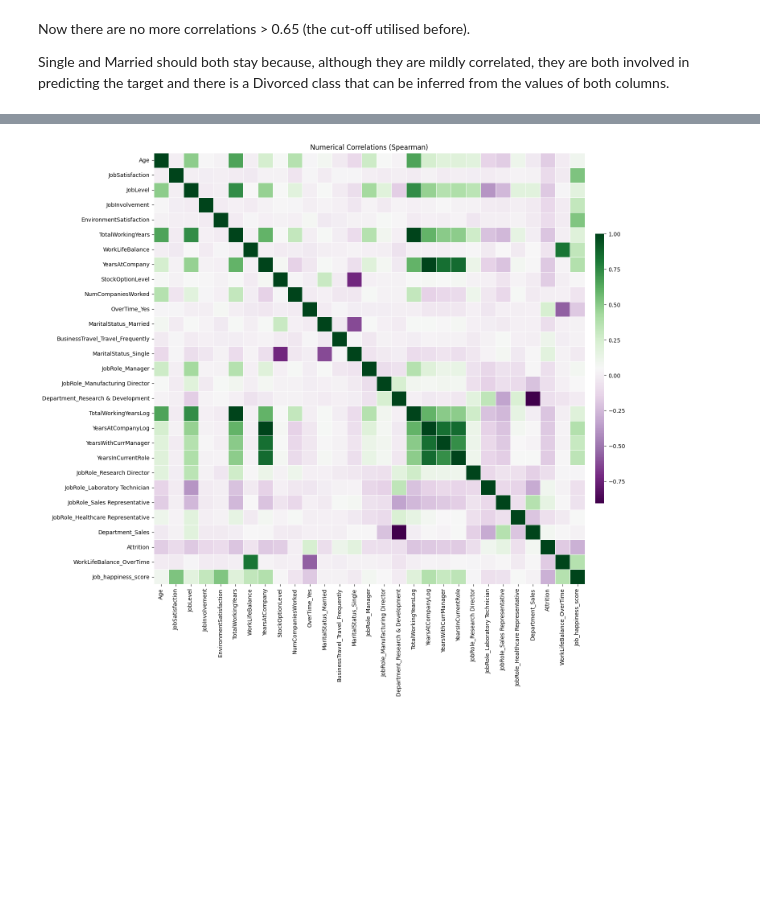
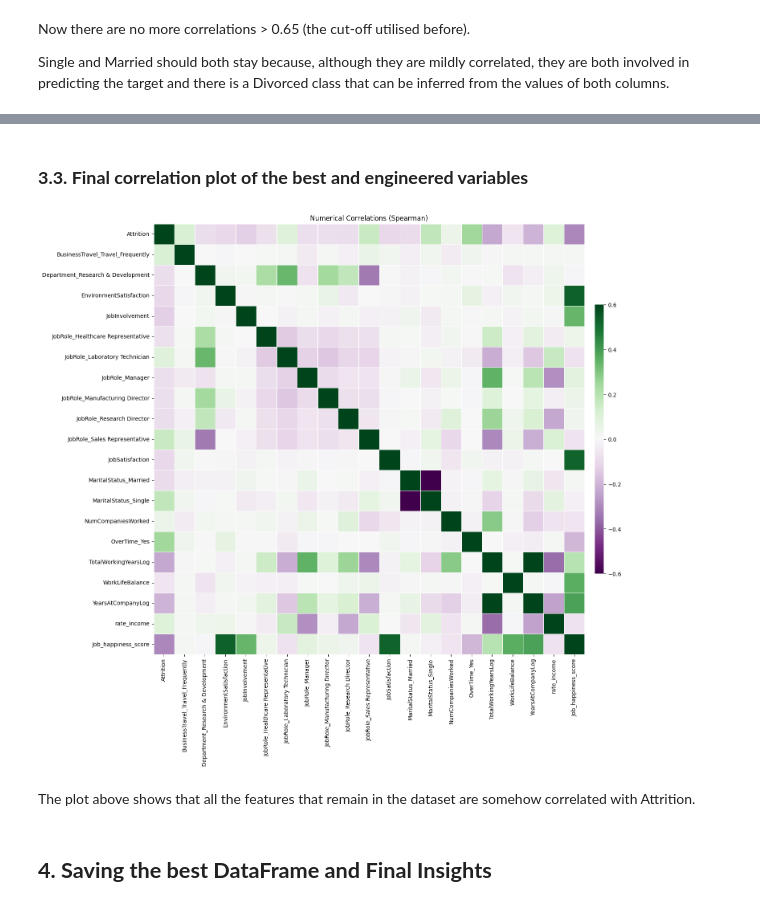
Before and after one commit to filipe-carmo/EDSB25_10, a Jupyter notebook: 3. Feature Eng and Feature Selection.ipynb, the cells around one changed output, grey strips where cells are left out. Cells and saved outputs as stored; diff of their text form; code cells hidden in the pictures; blank space fills up the shorter version.

```diff
--- a/3. Feature Eng and Feature Selection.ipynb
+++ b/3. Feature Eng and Feature Selection.ipynb
@@ -345,8 +354,9 @@ def select_best_cat_features(X, y, columns, n_splits=5, alpha=0.05):
     summary['% Splits Significant'] = (summary['Significant_Splits'] / n_splits) * 100
     return summary.sort_values(by='Significant_Splits', ascending=False)
 # %%
-y = HR_1_1['Attrition'].copy()
-X = HR_1_1.drop(columns=['Attrition']).copy()
+# check which variables significantly associate with the Attrition target variable
+y = HR_final['Attrition'].copy()
+X = HR_final.drop(columns=['Attrition']).copy()
 
 # Select categorical and binary-like columns
 columns = X.columns.tolist()
@@ -390,7 +400,8 @@ Using predictors: ['Age', 'JobSatisfaction', 'JobLevel', 'JobInvolvement', 'Envi
 # %%
 # Create best dataframe
-HR_best = HR_1_1[best_predictors + ['Attrition']].copy()
+HR_best = HR_final[best_predictors + ['Attrition']].copy()
 #sorted_best_columns = sorted(HR_best.columns)
 #HR_best_sorted = HR_best.loc[sorted_best_columns, sorted_best_columns]
-HR_best.head()
+HR_best = HR_best.reindex(sorted(HR_best.columns), axis=1)
+HR_best
 # %% [output]
@@ -477,5 +501,6 @@ HR_best
 # %%
-# Create new variables based on domain knowledge
+# Analyse if big differences between monthly rates and montly income may influence the target variable.
+HR_best['rate_income'] = HR_1_1['MonthlyRate'] - HR_1_1['MonthlyIncome']
 #HR_best['Income_per_YearAtCompany'] = HR_best['MonthlyIncomeLog'] / (HR_best['YearsAtCompanyLog'] + 1) # unfortunately MonthlyIncomeLog was dropped
 HR_best['WorkLifeBalance_OverTime'] = HR_best['WorkLifeBalance'] - HR_best['OverTime_Yes'] # -> -0.23 correlation
 HR_best['Job_happiness_score'] = HR_best['JobInvolvement'] + HR_best['JobSatisfaction'] + HR_best['YearsAtCompanyLog'] + HR_best['EnvironmentSatisfaction'] + HR_best['WorkLifeBalance'] - HR_best['OverTime_Yes'] #-> -0.33 correlation
@@ -570,0 +619,4 @@ Final dataset shape: (1470, 21)
+# %%
+# drop WorkLifeBalance_OverTime
+HR_best.drop('WorkLifeBalance_OverTime', axis=1, inplace=True)
+HR_best
@@ -571,18 +637,24 @@ Final dataset shape: (1470, 21)
+# %% [markdown]
+### **3.3. Final correlation plot of the best and engineered variables**
 # %%
-corr_final = HR_best_final.corr().abs()
+corr_final = HR_best.corr()
 
 plt.figure(figsize=(16, 14))
-sns.heatmap(correlation_HR_best, cmap="PRGn", square=True, linewidths=0.5, annot=False, cbar_kws={
+sns.heatmap(corr_final, cmap="PRGn", square=True, linewidths=0.5, vmin=-0.6, vmax=0.6, annot=False, cbar_kws={
         'shrink': 0.6,      # Makes colorbar smaller (60% of default)
         'aspect': 30,        # Makes colorbar narrower
         'pad': 0.02          # Adds space between plot and colorbar
     })
 plt.title("Numerical Correlations (Spearman)")
 plt.xticks(rotation=90, fontsize=10)
 plt.yticks(rotation=0, fontsize=10)
 plt.tight_layout()
 plt.show()
 # %% [output]
-[figure, old version]
+[figure, new version]
+# %% [markdown]
+The plot above shows that all the features that remain in the dataset are somehow correlated with Attrition.
+# %% [markdown]
+## **4. Saving the best DataFrame and Final Insights**
 # %%
 # Save the processed dataset
```
Also changed, not shown: parts of 44 cells of this notebook, 1 other file.
